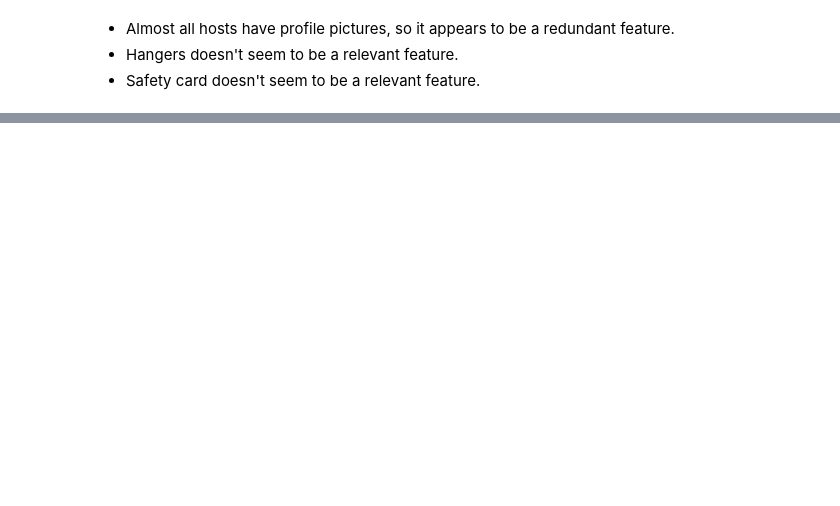
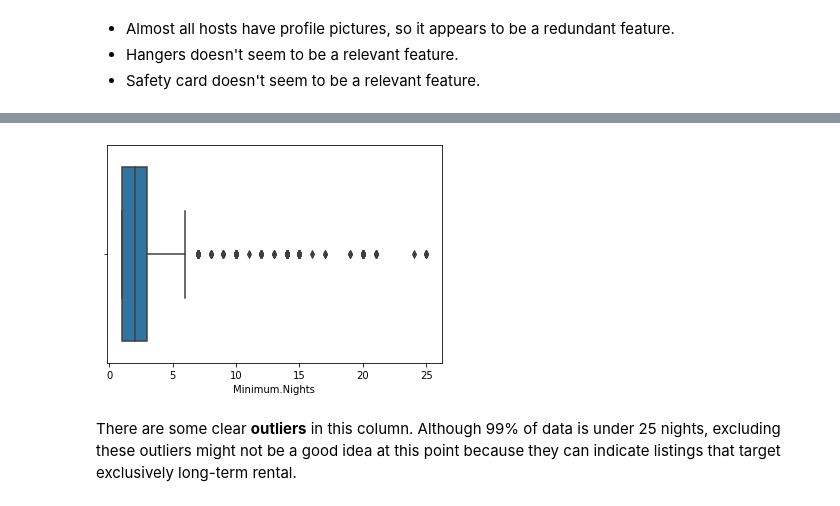
Before and after one commit to ekaterinaleks/preparation_for_final_project, a Jupyter notebook: eda_with_python.ipynb, the cells around one changed output, grey strips where cells are left out. Saved outputs shown, nothing was run; the diff lists cells and outputs as text; code cells hidden in the pictures; blank space fills up the shorter version.

Commit message:
Added exploratory analysis and cleaning for numeric columns, as well as provisional clean dataset

```diff
--- a/eda_with_python.ipynb
+++ b/eda_with_python.ipynb
@@ -422,0 +458,2 @@ df_listings.drop(['Host Has Profile Pic', 'Hangers', 'Safety card'], axis=1, inp
+# %%
+df_listings.loc[df_listings['Host.Response.Rate'].isna(),'Host.Response.Rate'] = 0
@@ -422,0 +473,2 @@ df_listings.drop(['Host Has Profile Pic', 'Hangers', 'Safety card'], axis=1, inp
+# %%
+df_listings.drop(df_listings[df_listings['Host.Listings.Count'].isna()].index, axis=0, inplace=True)
@@ -422,0 +488,8 @@ df_listings.drop(['Host Has Profile Pic', 'Hangers', 'Safety card'], axis=1, inp
+# %%
+mask_nights = df_listings['Minimum.Nights'] <= 25
+sns.boxplot(data=df_listings[mask_nights], x='Minimum.Nights')
+plt.show()
+# %% [output]
+[figure, added]
+# %% [markdown]
+There are some clear **outliers** in this column. Although 99% of data is under 25 nights, excluding these outliers might not be a good idea at this point because they can indicate listings that target exclusively long-term rental.
```
Also changed, not shown: parts of 54 cells of this notebook, 1 other file.
